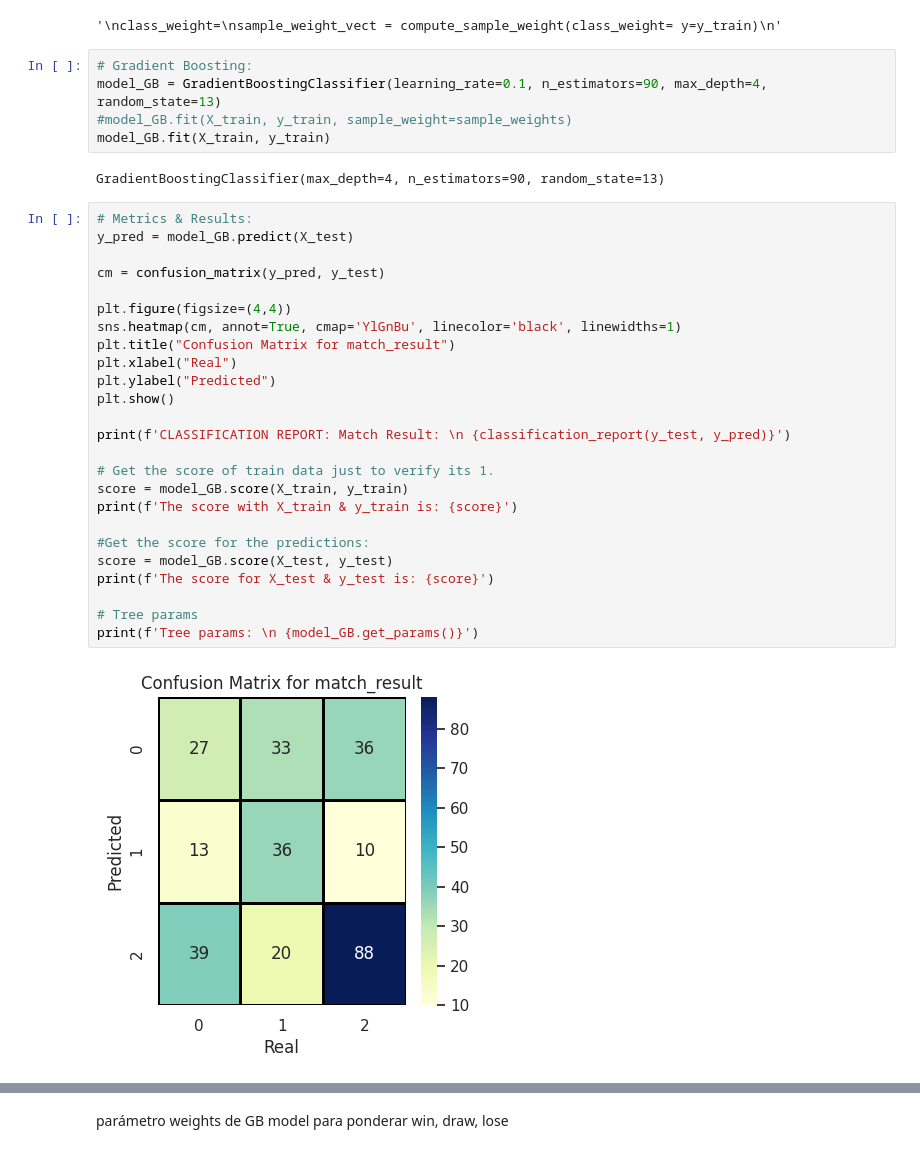
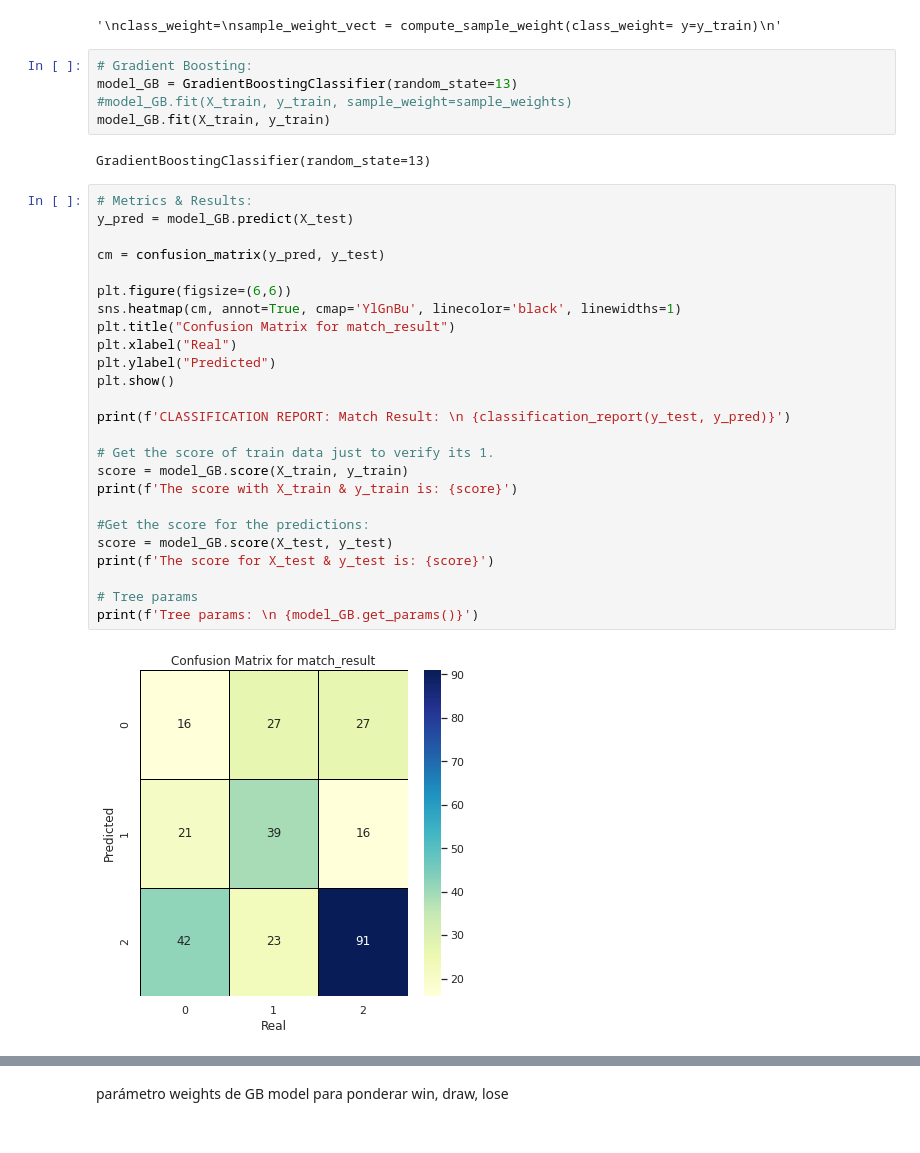
Before and after one commit to jgayosof/25.final_project, a Jupyter notebook: src/final_project.ipynb, the cells around one changed output, grey strips where cells are left out. Cells and saved outputs as stored; diff of their text form.

```diff
--- a/src/final_project.ipynb
+++ b/src/final_project.ipynb
@@ -719,38 +719,38 @@ sample_weight_vect = compute_sample_weight(class_weight= y=y_train)
 '\nclass_weight=\nsample_weight_vect = compute_sample_weight(class_weight= y=y_train)\n'
 # %%
 # Gradient Boosting:
-model_GB = GradientBoostingClassifier(learning_rate=0.1, n_estimators=90, max_depth=4, random_state=13)
+model_GB = GradientBoostingClassifier(random_state=13)
 #model_GB.fit(X_train, y_train, sample_weight=sample_weights)
 model_GB.fit(X_train, y_train)
 # %% [output]
-GradientBoostingClassifier(max_depth=4, n_estimators=90, random_state=13)
+GradientBoostingClassifier(random_state=13)
 # %%
 # Metrics & Results:
 y_pred = model_GB.predict(X_test)
 
 cm = confusion_matrix(y_pred, y_test)
 
-plt.figure(figsize=(4,4))
+plt.figure(figsize=(6,6))
 sns.heatmap(cm, annot=True, cmap='YlGnBu', linecolor='black', linewidths=1)
 plt.title("Confusion Matrix for match_result")
 plt.xlabel("Real")
 plt.ylabel("Predicted")
 plt.show()
 
 print(f'CLASSIFICATION REPORT: Match Result: \n {classification_report(y_test, y_pred)}')
 
 # Get the score of train data just to verify its 1.
 score = model_GB.score(X_train, y_train)
 print(f'The score with X_train & y_train is: {score}')
 
 #Get the score for the predictions:
 score = model_GB.score(X_test, y_test)
 print(f'The score for X_test & y_test is: {score}')
 
 # Tree params
 print(f'Tree params: \n {model_GB.get_params()}')
 # %% [output]
-[figure, old version]
+[figure, new version]
 CLASSIFICATION REPORT: Match Result:
                precision    recall  f1-score   support
 
```
Also changed, not shown: parts of 6 cells of this notebook.
